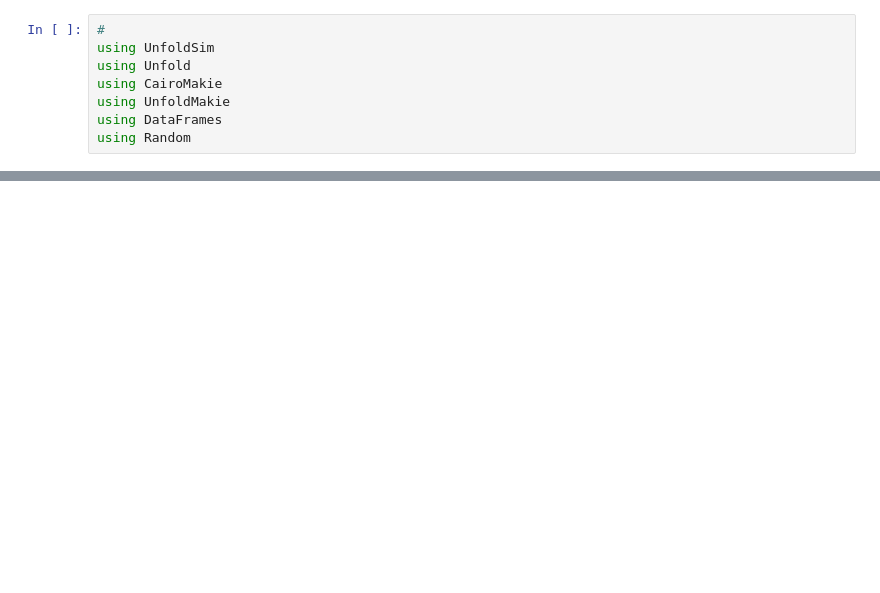
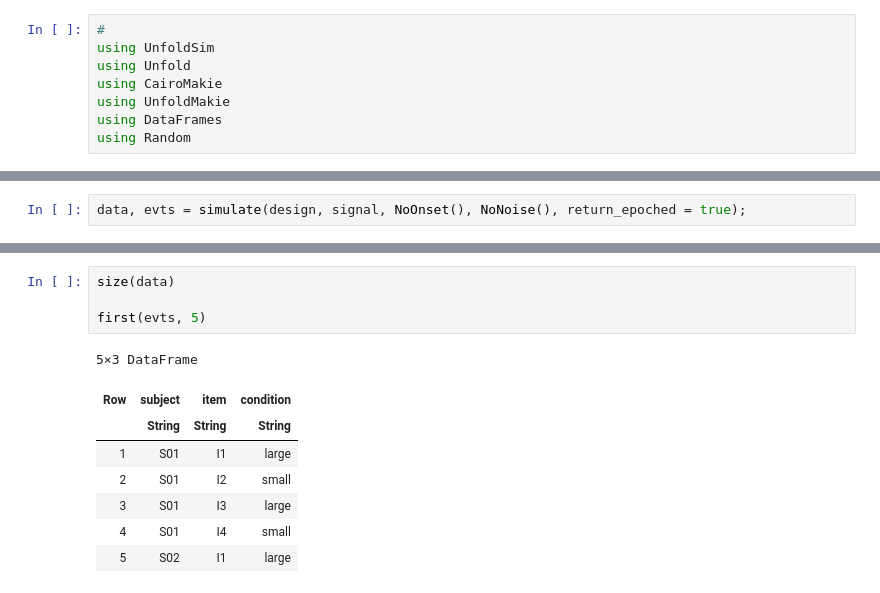
Before and after one commit to maxvanmigem/prediction-attention-v1-processing, a Jupyter notebook: power_simulation/eeg_sim.ipynb, the cells around one changed output, grey strips where cells are left out. Saved outputs shown, nothing was run; the diff lists cells and outputs as text; blank space fills up the shorter version.

```diff
--- a/power_simulation/eeg_sim.ipynb
+++ b/power_simulation/eeg_sim.ipynb
@@ -81,0 +53,2 @@ current_figure()
+# %%
+data, evts = simulate(design, signal, NoOnset(), NoNoise(), return_epoched = true);
@@ -81,0 +58,13 @@ current_figure()
+# %%
+size(data)
+
+first(evts, 5)
+# %% [output]
+5×3 DataFrame
+| Row | subject | item | condition |
+|  | String | String | String |
+| 1 | S01 | I1 | large |
+| 2 | S01 | I2 | small |
+| 3 | S01 | I3 | large |
+| 4 | S01 | I4 | small |
+| 5 | S02 | I1 | large |
```
Also changed, not shown: parts of 18 cells of this notebook, 1 other file.
